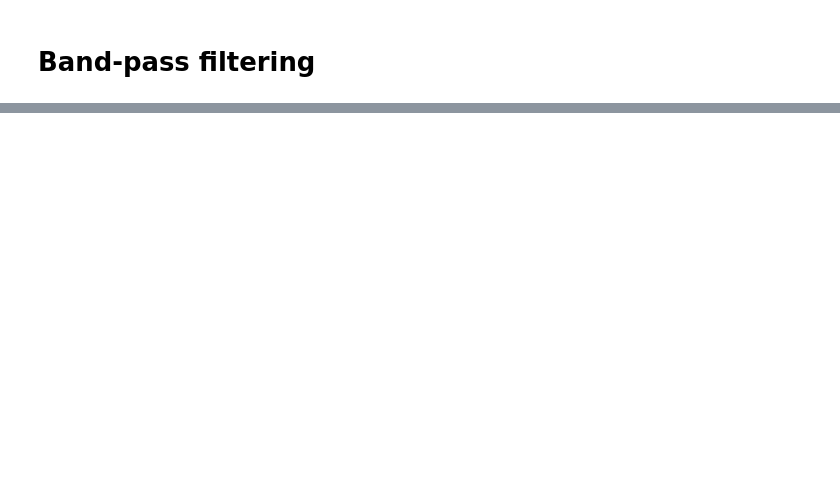
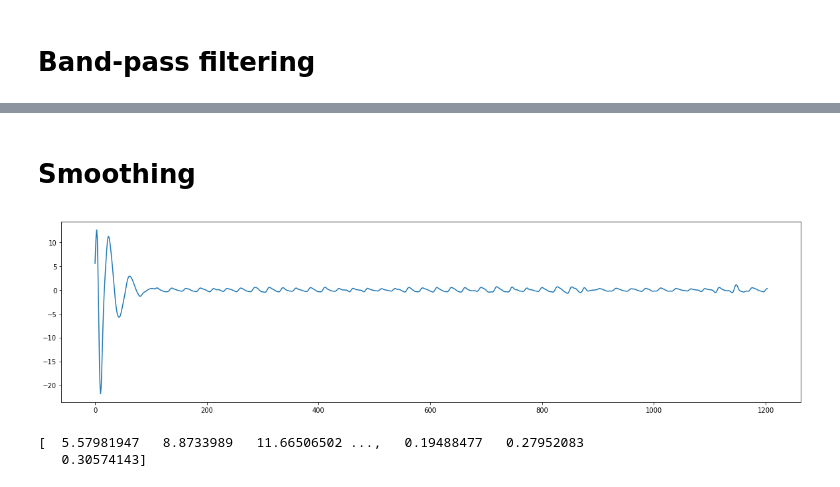
Before and after one commit to jaeyung1001/ML_MEDICAL, a Jupyter notebook: Assignment3/Assignment3.ipynb, the cells around one changed output, grey strips where cells are left out. Drawn from its saved outputs; the diff is of its cells as text; code cells hidden in the pictures; blank space fills up the shorter version.

```diff
--- a/Assignment3/Assignment3.ipynb
+++ b/Assignment3/Assignment3.ipynb
@@ -53,0 +40,13 @@ TypeError: 'list' object is not callable
+# %% [markdown]
+# Smoothing
+# %%
+N = 5
+smooth_signal = pd.rolling_mean(filter_bright, N)[N-1:]
+plt.figure(figsize=(20,5))
+plt.plot(list(range(len(smooth_signal[:]))), smooth_signal[:])
+plt.show()
+print(smooth_signal)
+# %% [output]
+[figure, added]
+[  5.57981947   8.8733989   11.66506502 ...,   0.19488477   0.27952083
+   0.30574143]
```
Also changed, not shown: parts of 10 cells of this notebook.
